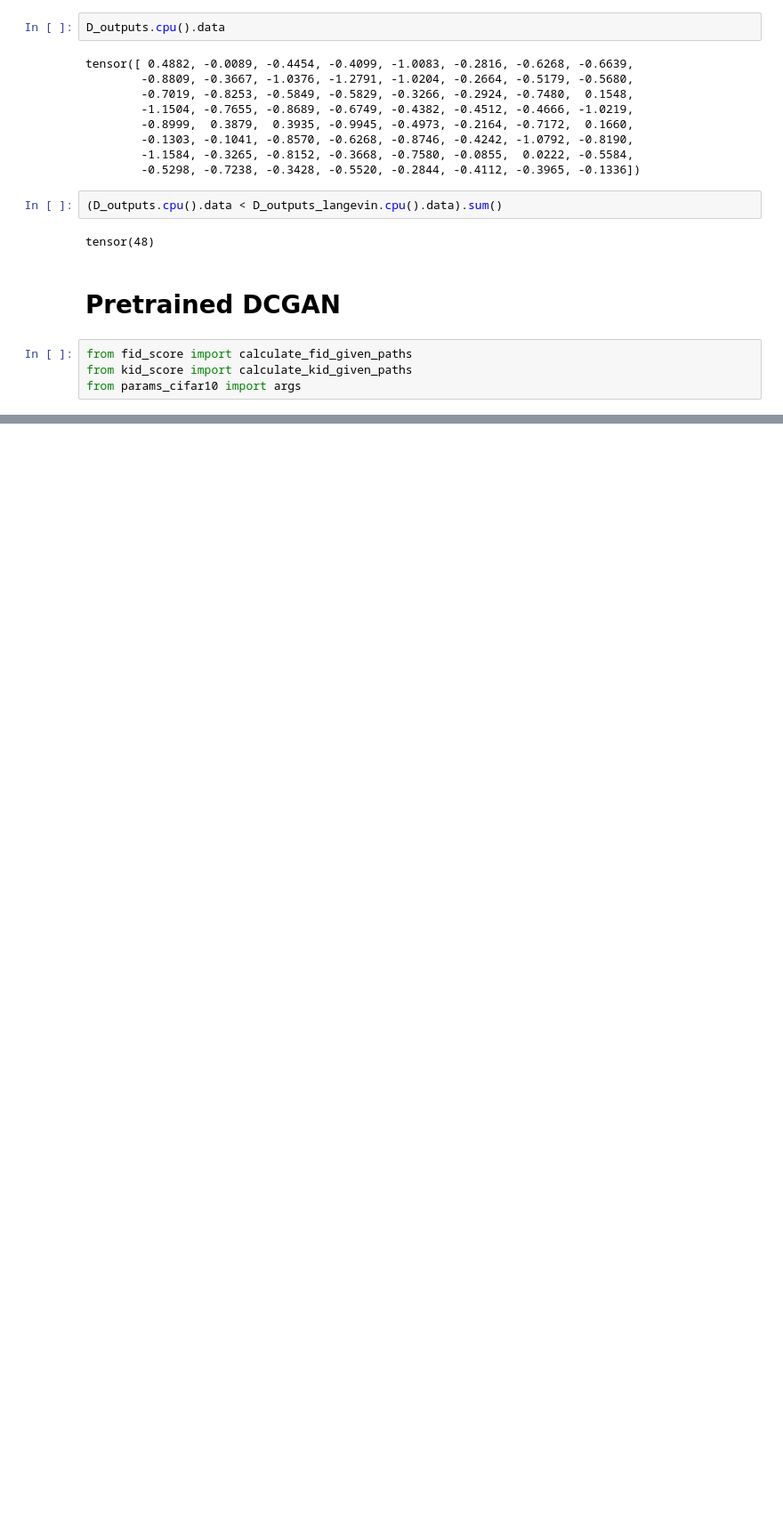
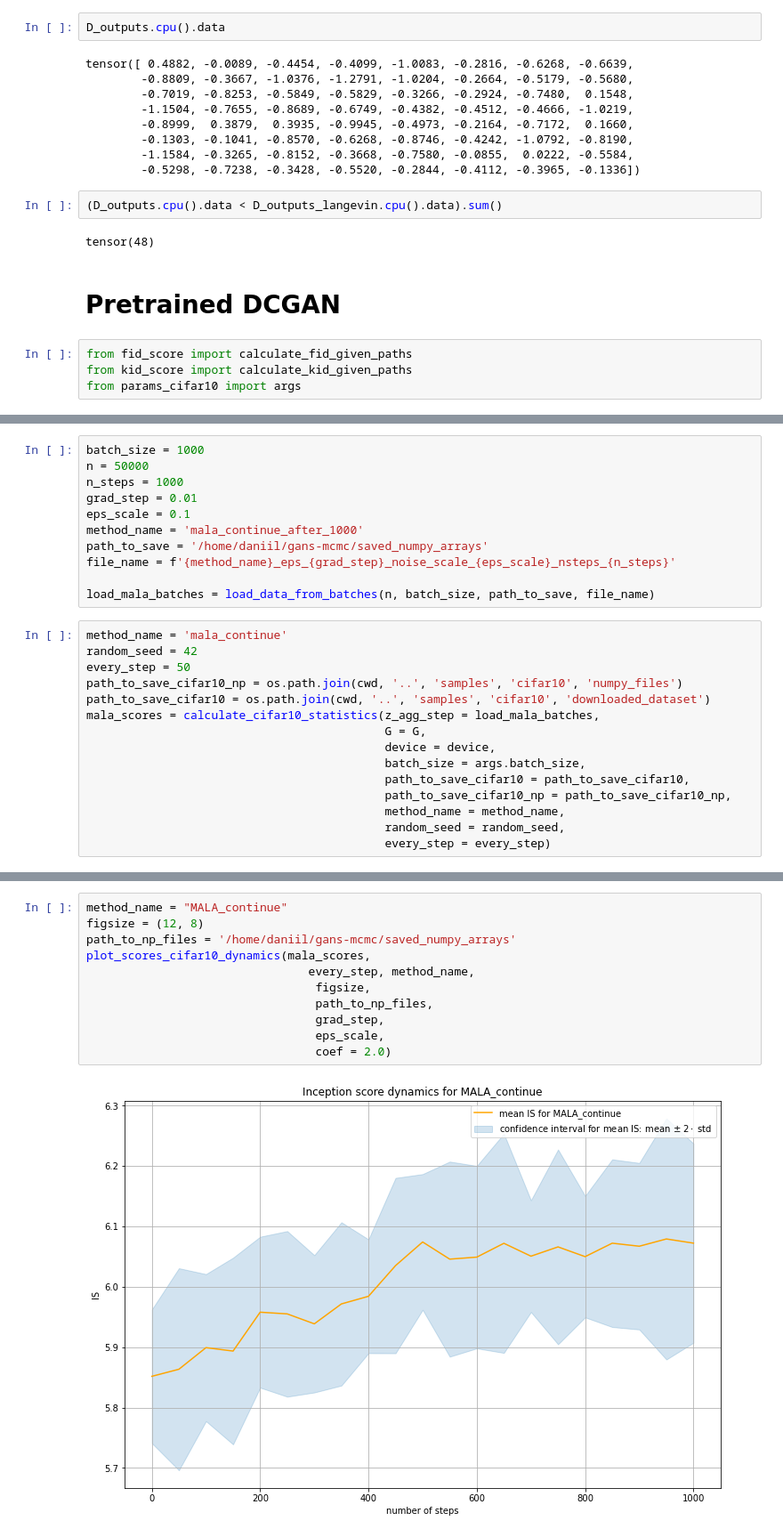
Before and after one commit to premolab/gans_sampling, a Jupyter notebook: notebooks/Cifar10.ipynb, the cells around one changed output, grey strips where cells are left out. Shown at 89% size. Cells and saved outputs as stored; diff of their text form; blank space fills up the shorter version.

```diff
--- a/notebooks/Cifar10.ipynb
+++ b/notebooks/Cifar10.ipynb
@@ -596,0 +883,26 @@ FID score for CIFAR10 with ULA: mean 36.92684352794439, score 0.5238915763163959
+# %%
+batch_size = 1000
+n = 50000
+n_steps = 1000
+grad_step = 0.01
+eps_scale = 0.1
+method_name = 'mala_continue_after_1000'
+path_to_save = '/home/daniil/gans-mcmc/saved_numpy_arrays'
+file_name = f'{method_name}_eps_{grad_step}_noise_scale_{eps_scale}_nsteps_{n_steps}'
+
+load_mala_batches = load_data_from_batches(n, batch_size, path_to_save, file_name)
+# %%
+method_name = 'mala_continue'
+random_seed = 42
+every_step = 50
+path_to_save_cifar10_np = os.path.join(cwd, '..', 'samples', 'cifar10', 'numpy_files')
+path_to_save_cifar10 = os.path.join(cwd, '..', 'samples', 'cifar10', 'downloaded_dataset')
+mala_scores = calculate_cifar10_statistics(z_agg_step = load_mala_batches,
+                                           G = G,
+                                           device = device,
+                                           batch_size = args.batch_size,
+                                           path_to_save_cifar10 = path_to_save_cifar10,
+                                           path_to_save_cifar10_np = path_to_save_cifar10_np,
+                                           method_name = method_name,
+                                           random_seed = random_seed,
+                                           every_step = every_step)
@@ -596,0 +966,13 @@ FID score for CIFAR10 with ULA: mean 36.92684352794439, score 0.5238915763163959
+# %%
+method_name = "MALA_continue"
+figsize = (12, 8)
+path_to_np_files = '/home/daniil/gans-mcmc/saved_numpy_arrays'
+plot_scores_cifar10_dynamics(mala_scores,
+                                every_step, method_name,
+                                 figsize,
+                                 path_to_np_files,
+                                 grad_step,
+                                 eps_scale,
+                                 coef = 2.0)
+# %% [output]
+[figure, added]
```
Also changed, not shown: parts of 66 cells of this notebook, 3 other files.
